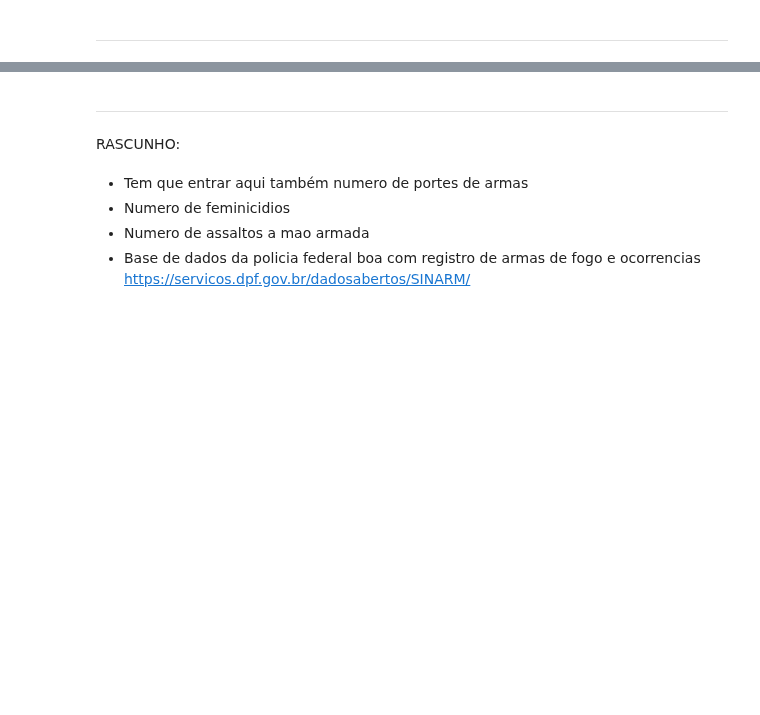
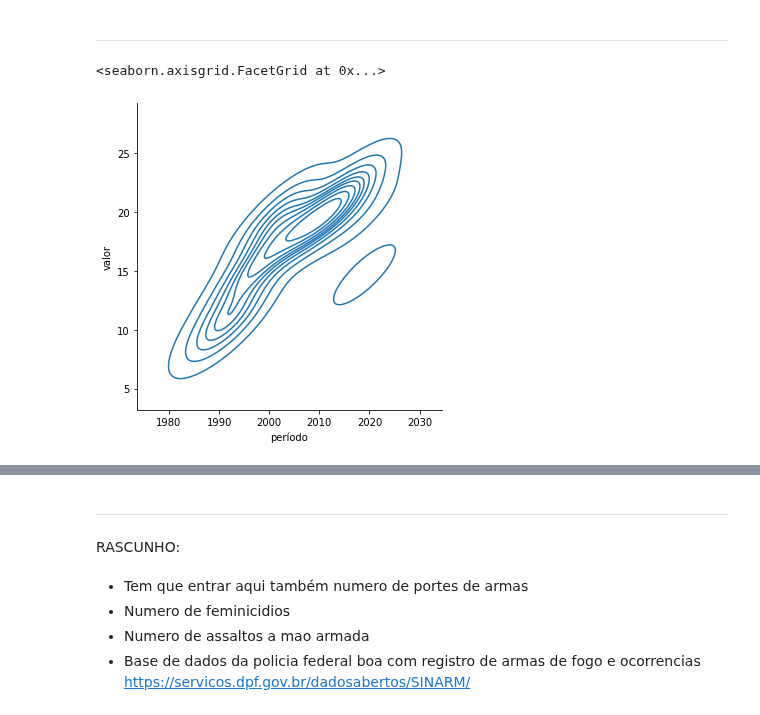
Before and after one commit to kauebr/Portifolio-Desarmamento-Brasil, a Jupyter notebook: Desarmamento Brasil.ipynb, the cells around one changed output, grey strips where cells are left out. Saved outputs shown, nothing was run; the diff lists cells and outputs as text; code cells hidden in the pictures; blank space fills up the shorter version.

```diff
--- a/Desarmamento Brasil.ipynb
+++ b/Desarmamento Brasil.ipynb
@@ -120,4 +136,7 @@ sns.color_palette("tab10")
 # %% [markdown]
 <hr>
 # %%
-sns.displot(y=y, x=x, kind="kde", )
+sns.displot(y=y, x=x, kind="kde")
+# %% [output]
+<seaborn.axisgrid.FacetGrid at 0x...>
+[figure, added]
```
Also changed, not shown: parts of 6 cells of this notebook.
